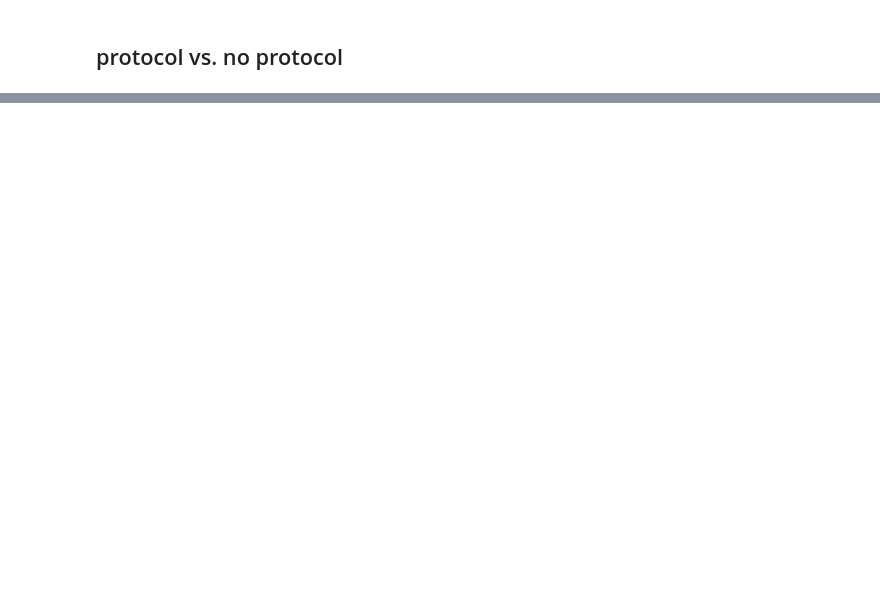
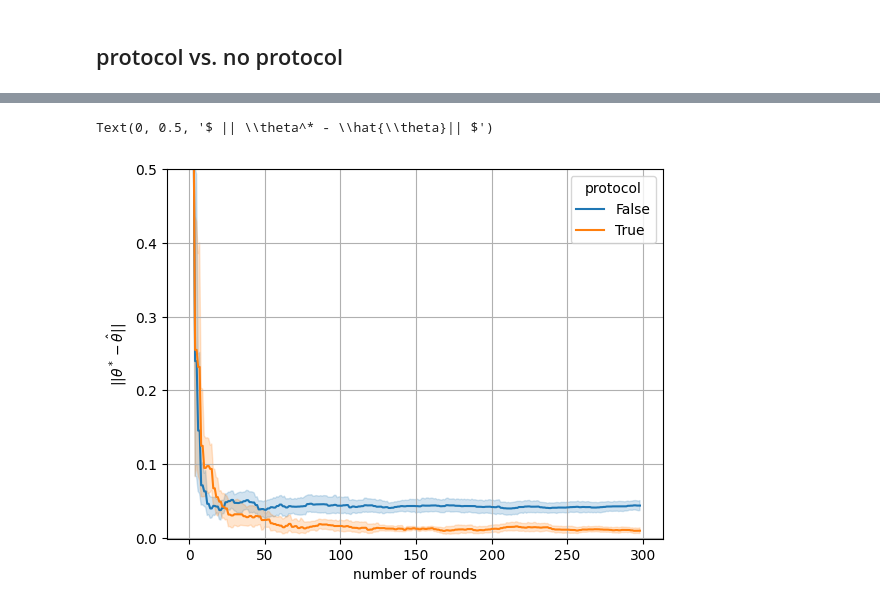
Before and after one commit to muneebaadil/strategic-instrumental-variable-regression, a Jupyter notebook: experiments.ipynb, the cells around one changed output, grey strips where cells are left out. Cells and saved outputs as stored; diff of their text form; code cells hidden in the pictures; blank space fills up the shorter version.

```diff
--- a/experiments.ipynb
+++ b/experiments.ipynb
@@ -352,7 +430,9 @@ Text(0.5, 0, 'number of rounds')
 # %%
 _runs = []
 for protocol in (True, False):
-    cmd = f'--num-applicants 300000 --applicants-per-round 1000 --fixed-effort-conversion --scaled-duplicates sequence --b-bias 2 --num-envs 2 --pref uniform --methods ours'
+    # cmd = f'--num-applicants 300000 --applicants-per-round 1000 --fixed-effort-conversion --scaled-duplicates sequence --b-bias 2 --num-envs 2 --pref uniform --methods ours'
+
+    cmd = f'--num-applicants 300000 --applicants-per-round 1000 --scaled-duplicates sequence --fixed-effort-conversion --normalize --methods ours_vseq --num-envs 2 --theta-star-std .1 --envs-accept-rates 1'
     if not protocol:
         cmd = f'{cmd} --no-protocol'
     print(cmd)
@@ -361,5 +441,5 @@ for protocol in (True, False):
     n_runs = 10
     args_list = [(s, args, 0) for s in np.arange(n_runs)]
     with Pool(n_runs) as p:
-        runs = p.starmap(run_multi_exp, args_list )
+        runs = p.starmap(script.run_multi_env, args_list )
         _runs.append(runs)
@@ -366,7 +449,7 @@ for protocol in (True, False):
 # %%
-df0 = runs2df(_runs[0])
-df1 = runs2df(_runs[1])
-df0['is-protocol'] = True
-df1['is-protocol'] = False
+df0 = script.runs2df(_runs[0])
+df1 = script.runs2df(_runs[1])
+df0['protocol'] = True
+df1['protocol'] = False
 df = pd.concat((df0, df1))
 df
@@ -373,10 +472,13 @@ df
 # %%
 fig,ax=plt.subplots()
-sns.lineplot(data=df.reset_index(), x='iterations', y='ours_env0', hue='is-protocol')
+sns.lineplot(data=df.reset_index(), x='iterations', y='ours_vseq_env0', hue='protocol')
 ax.grid()
 ax.set_ylim(bottom=-.001, top=.5)
 ax.set_xlabel('number of rounds')
 ax.set_ylabel(r'$ || \theta^* - \hat{\theta}|| $')
+# %% [output]
+Text(0, 0.5, '$ || \\theta^* - \\hat{\\theta}|| $')
+[figure, added]
 # %%
 from sklearn.linear_model import LinearRegression
 
```
Also changed, not shown: parts of 23 cells of this notebook.
